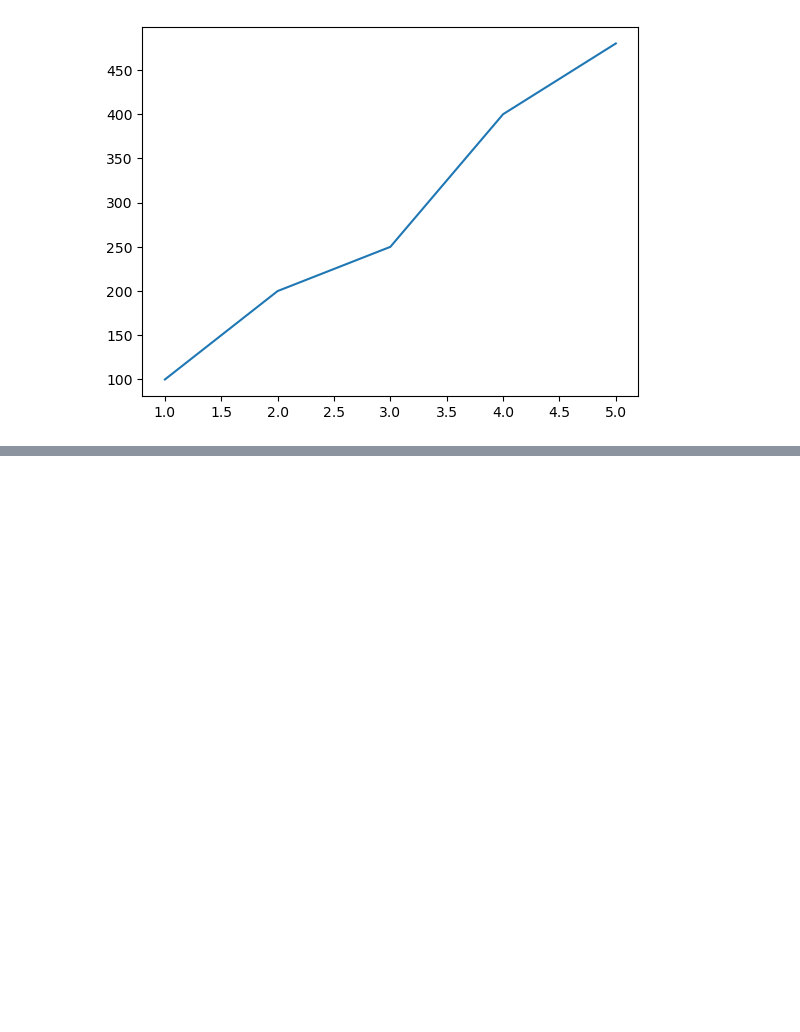
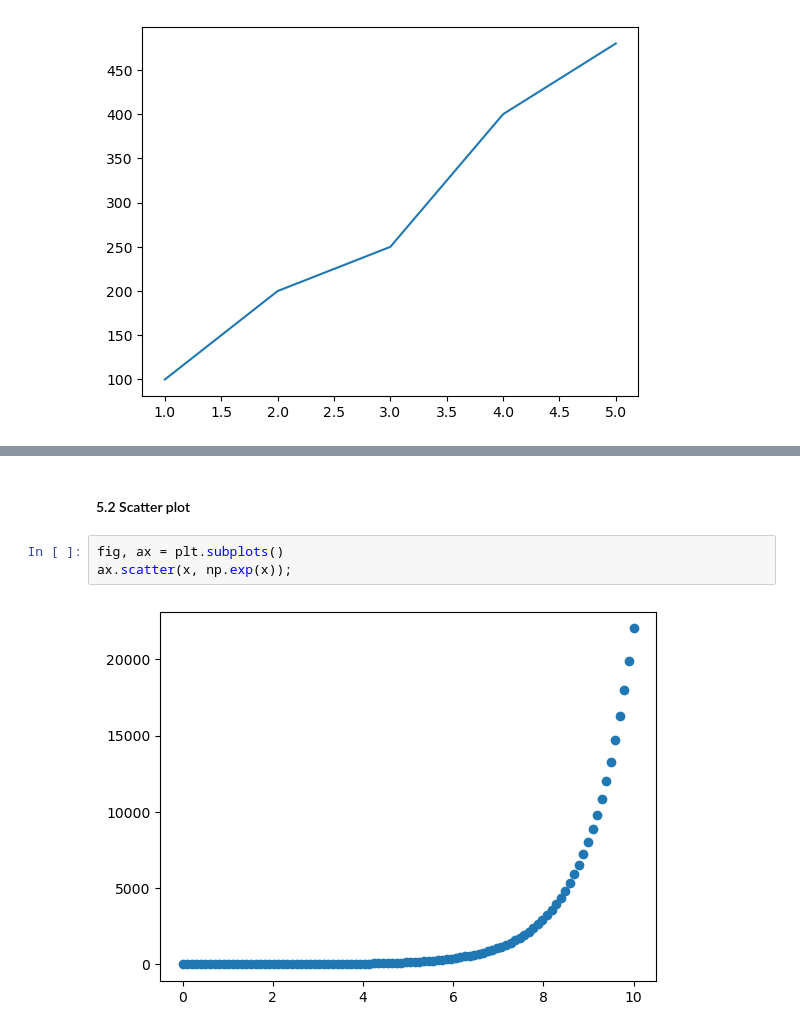
Before and after one commit to mythz-library/LRN-Data-Science, a Jupyter notebook: 03-matplotlib.ipynb, the cells around one changed output, grey strips where cells are left out. Drawn from its saved outputs; the diff is of its cells as text; blank space fills up the shorter version.

```diff
--- a/03-matplotlib.ipynb
+++ b/03-matplotlib.ipynb
@@ -171,0 +242,7 @@ fig.savefig('temp/sample-plot.png', dpi=500)  # mentioning dpi value is not mand
+# %% [markdown]
+#### 5.2 Scatter plot
+# %%
+fig, ax = plt.subplots()
+ax.scatter(x, np.exp(x));
+# %% [output]
+[figure, added]
```
Also changed, not shown: parts of 20 cells of this notebook.
